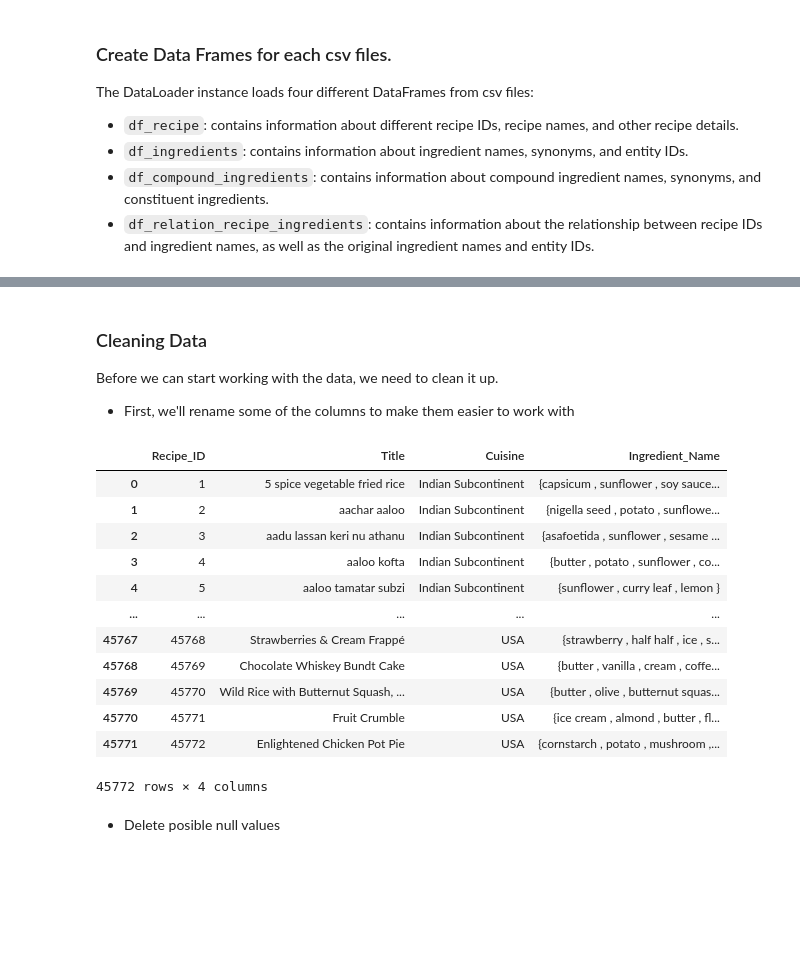
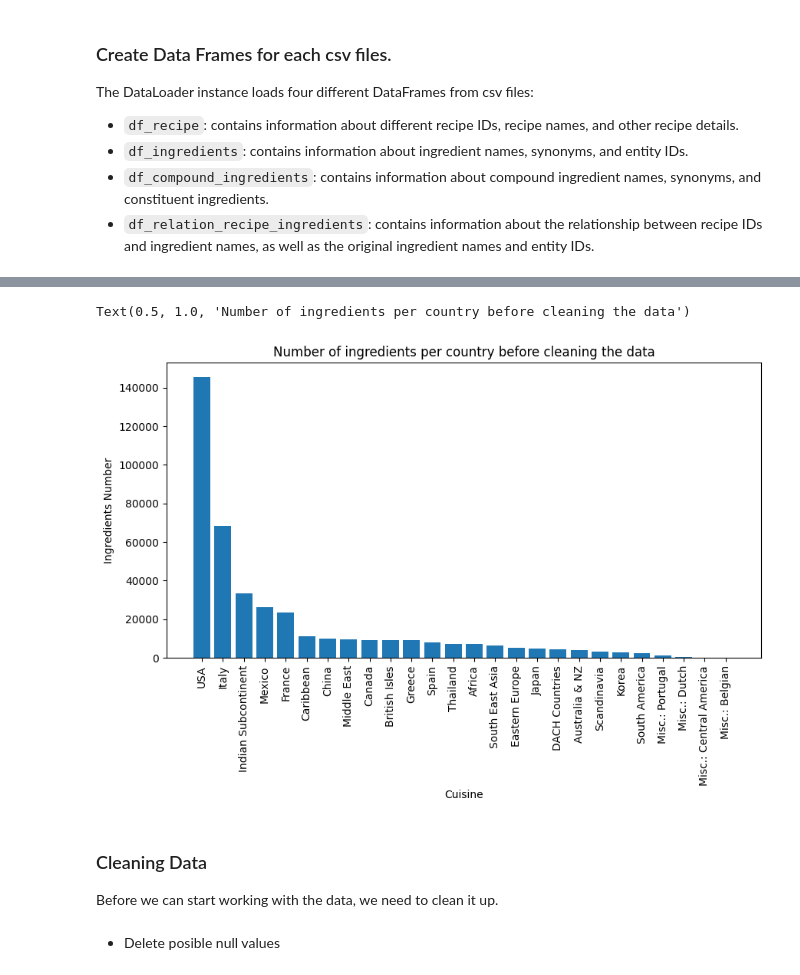
Before and after one commit to GiselleSL/Recipe-Data-Analysis, a Jupyter notebook: dataLoader.ipynb, the cells around one changed output, grey strips where cells are left out. Saved outputs shown, nothing was run; the diff lists cells and outputs as text; code cells hidden in the pictures; blank space fills up the shorter version.

```diff
--- a/dataLoader.ipynb
+++ b/dataLoader.ipynb
@@ -37,34 +66,21 @@ df_relation_recipe_ingredients = df_relation_recipe_ingredients.rename(columns={
+# %%
+# Divide la columna de ingredientes en filas separadas
+df_recipe_analysis_explode = df_recipe_analysis.explode('Ingredient_Name')
+ingredients_by_cousine = df_recipe_analysis_explode.groupby("Cuisine")["Ingredient_Name"].count().sort_values(ascending=False)
+
+# Crear gráfico de barras
+plt.figure(figsize=(10, 5))
+plt.bar(ingredients_by_cousine.index, ingredients_by_cousine.values)
+plt.xticks(rotation=90)
+plt.xlabel("Cuisine")
+plt.ylabel("Ingredients Number")
+plt.title("Number of ingredients per country before cleaning the data")
+# %% [output]
+Text(0.5, 1.0, 'Number of ingredients per country before cleaning the data')
+[figure, added]
 # %% [markdown]
 ### Cleaning Data
 Before we can start working with the data, we need to clean it up.
-- First, we'll rename some of the columns to make them easier to work with
-# %%
-def add_ingredients_to_recipe(df_recipe, df_relation_recipe_ingredients):
-    # Agrupar los ingredientes por receta
-    ingredientes_por_receta = df_relation_recipe_ingredients.groupby("Recipe_ID")["Ingredient_Name"].apply(set)
-    # Crear una nueva columna en el dataframe de recetas con los ingredientes
-    df_recipe["Ingredient_Name"] = df_recipe["Recipe_ID"].apply(lambda x: ingredientes_por_receta.get(x, set()))
-    return df_recipe
-
-df_recipe_analysis= add_ingredients_to_recipe(df_recipe,df_relation_recipe_ingredients)
-#pd.set_option('display.max_rows', None)
-df_recipe_analysis = df_recipe_analysis.drop('Source', axis=1)
-
-df_recipe_analysis
-# %% [output]
-|  | Recipe_ID | Title | Cuisine | Ingredient_Name |
-| 0 | 1 | 5 spice vegetable fried rice | Indian Subcontinent | {capsicum , sunflower , soy sauce... |
-| 1 | 2 | aachar aaloo | Indian Subcontinent | {nigella seed , potato , sunflowe... |
-| 2 | 3 | aadu lassan keri nu athanu | Indian Subcontinent | {asafoetida , sunflower , sesame ... |
-| 3 | 4 | aaloo kofta | Indian Subcontinent | {butter , potato , sunflower , co... |
-| 4 | 5 | aaloo tamatar subzi | Indian Subcontinent | {sunflower , curry leaf , lemon } |
-| ... | ... | ... | ... | ... |
-| 45767 | 45768 | Strawberries & Cream Frappé | USA | {strawberry , half half , ice , s... |
-| 45768 | 45769 | Chocolate Whiskey Bundt Cake | USA | {butter , vanilla , cream , coffe... |
-| 45769 | 45770 | Wild Rice with Butternut Squash, ... | USA | {butter , olive , butternut squas... |
-| 45770 | 45771 | Fruit Crumble | USA | {ice cream , almond , butter , fl... |
-| 45771 | 45772 | Enlightened Chicken Pot Pie | USA | {cornstarch , potato , mushroom ,... |
-45772 rows × 4 columns
 # %% [markdown]
 - Delete posible null values
 # %%
```
Also changed, not shown: parts of 57 cells of this notebook, 19 other files.
